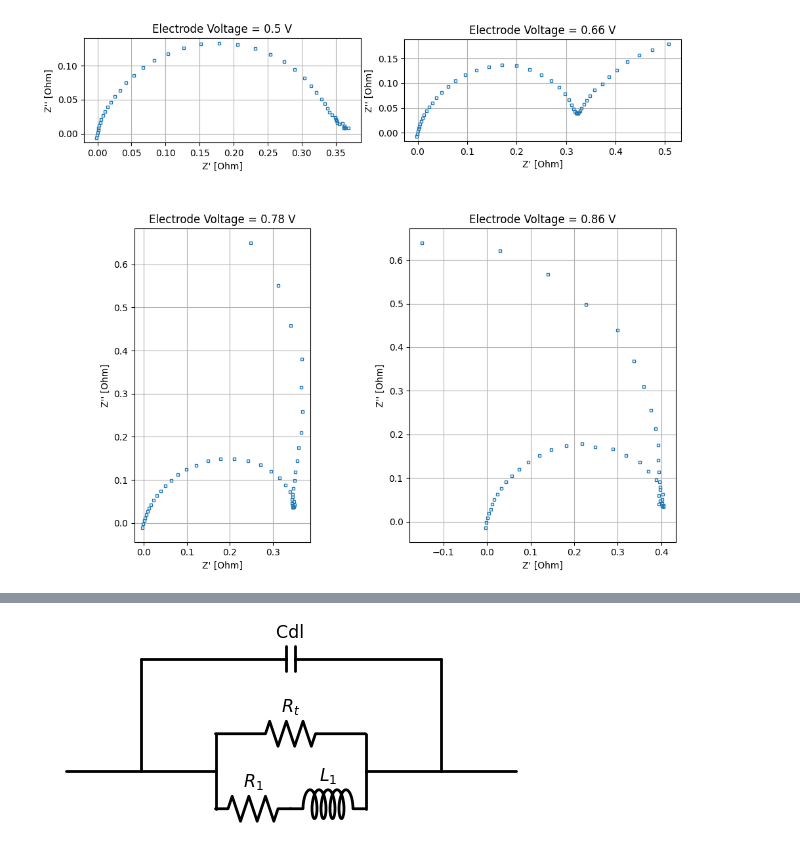
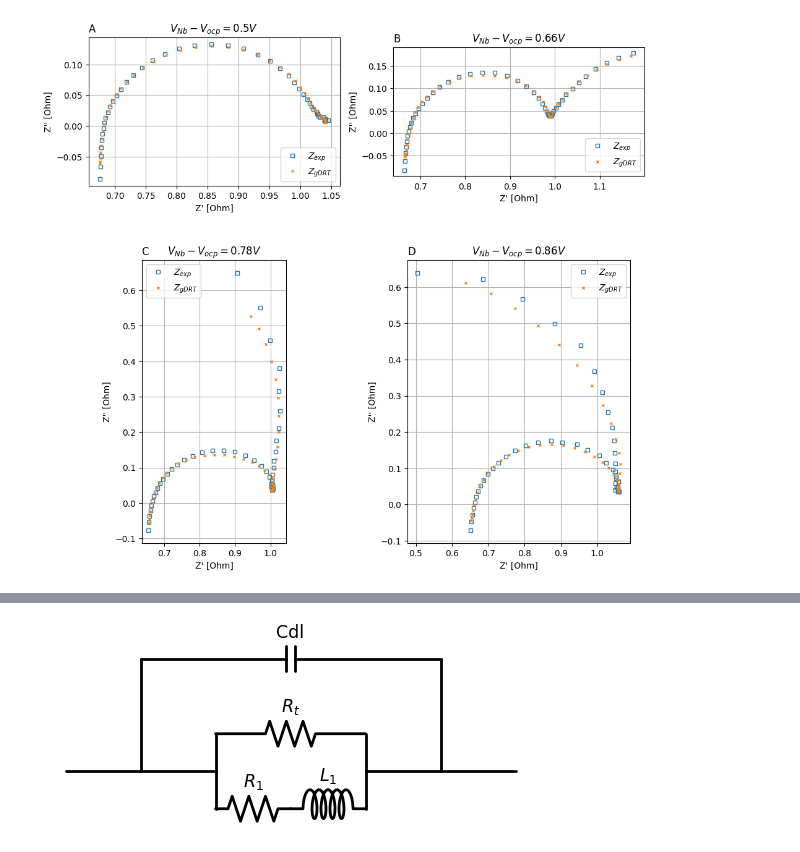
Before and after one commit to EricViklund/nbeis, a Jupyter notebook: DRT-Compute-3.ipynb, the cells around one changed output, grey strips where cells are left out. Drawn from its saved outputs; the diff is of its cells as text; code cells hidden in the pictures.

```diff
--- a/DRT-Compute-3.ipynb
+++ b/DRT-Compute-3.ipynb
@@ -336,7 +336,7 @@ import time
 output = {}
 
 #Generate regularization hyper-parameter array
-reg_params = np.array((2e-1,5e-1,5e-3))
+reg_params = np.array((1e-1,6e-1,6e-2))
 
 for row, data in enumerate(data_list[0:1]):
 
@@ -347,14 +347,14 @@ for row, data in enumerate(data_list[0:1]):
         cycle_data = data[data['cycle number'] == cycle+1]
 
         #Load data
-        Freq = np.array(cycle_data['freq/Hz'])
+        Freq = 2*np.pi*np.array(cycle_data['freq/Hz'])
         ReZ = np.array(cycle_data['Re(Z)/Ohm'])
         ImZ = -np.array(cycle_data['-Im(Z)/Ohm'])
         Z = ReZ + 1j*ImZ
 
 
         """Pre-processing"""
-
+        """
         ind = Freq > 1e5
 
         Z_sim = lambda w, R, L: R + 1j*w*L
@@ -370,7 +370,7 @@ for row, data in enumerate(data_list[0:1]):
         L = x_params[1]
 
         Z -= Z_sim(np.array(cycle_data['freq/Hz']),x_params[0],x_params[1])
-
+        """
 
         """DRT Parameters"""
 
@@ -398,14 +398,14 @@ for row, data in enumerate(data_list[0:1]):
         # start the timer
         start_time = time.time()
 
-        output[f'Data {row} Cycle {cycle}'] = DRT_Fit(log_Freq, Z, log_f_n, reg_params,2.0,0.0,0.0)
+        output[f'Data {row} Cycle {cycle}'] = DRT_Fit(log_Freq, Z, log_f_n, reg_params,0.6,1e0,0.0)
         output[f'Data {row} Cycle {cycle}']['E'] = np.array(cycle_data['<Ewe>/V'])
         output[f'Data {row} Cycle {cycle}']['I'] = np.array(cycle_data['<I>/mA'])
         output[f'Data {row} Cycle {cycle}']['ReZ'] = ReZ
         output[f'Data {row} Cycle {cycle}']['ImZ'] = ImZ
         output[f'Data {row} Cycle {cycle}']['Freq'] = Freq
-        output[f'Data {row} Cycle {cycle}']['R'] = R
-        output[f'Data {row} Cycle {cycle}']['L'] = L
+        #output[f'Data {row} Cycle {cycle}']['R'] = R
+        #output[f'Data {row} Cycle {cycle}']['L'] = L
 
 
         # end the timer
@@ -480,39 +480,46 @@ Elapsed time: 0.27 seconds
 # %%
 fig, axs = plt.subplots(2,2,figsize=(10,10))
 
 #ax.set_xlim(0.6,1.2)
 #ax.set_ylim(-0.2,0.3)
 
 for i, key in enumerate([list(output.keys())[key] for key in [0,20,35,45]]):
     cycle_output = output[key]
 
 
-    Z_exp_re = cycle_output['ReZ'] - cycle_output['R']
-    Z_exp_im = cycle_output['ImZ'] - np.exp(cycle_output['f_m'])*cycle_output['L']
+    Z_exp_re = cycle_output['ReZ']
+    Z_exp_im = cycle_output['ImZ']
     #Z_sim_re = np.matmul(cycle_output['A_re'],cycle_output['x'])+cycle_output['R']
     #Z_sim_im = np.matmul(cycle_output['A_im'],cycle_output['x'])+np.exp(cycle_output['f_m'])*cycle_output['L']-np.exp(-cycle_output['f_m'])*cycle_output['C']
 
-    #Z_sim_re, Z_sim_im = generalized_DRT(cycle_output['params'], cycle_output['A_re'], cycle_output['A_im'], cycle_output['f_m'])
+    Z_sim_re, Z_sim_im = generalized_DRT(cycle_output['params'], cycle_output['A_re'], cycle_output['A_im'], cycle_output['f_m'])
+
+    #Z_sim_re -= cycle_output['R']
+    #Z_sim_im -= np.exp(cycle_output['f_m'])*cycle_output['L']
 
     electrode_voltage = cycle_output['E'][0].round(2)
 
     ax = axs.flatten()[i]
 
-    ax.set_title(f"Electrode Voltage = {electrode_voltage} V")
-    ax.plot(Z_exp_re,-Z_exp_im,marker='s',markersize=2.5,fillstyle='none',linestyle='none')
+    ax.set_title(f"$V_{{Nb}} - V_{{ocp}} = {electrode_voltage} V$")
+    ax.set_title(['A','B','C','D'][i],loc = 'left')
+    ax.plot(Z_exp_re,-Z_exp_im,marker='s',markersize=4,fillstyle='none',linestyle='none',label="$Z_{exp}$")
+    ax.plot(Z_sim_re,-Z_sim_im,marker='x',markersize=2.5,fillstyle='none',linestyle='none',label="$Z_{gDRT}$")
     ax.set_aspect('equal')
 
     ax.set_xlabel("Z' [Ohm]")
     ax.set_ylabel("Z'' [Ohm]")
 
     ax.grid('both')
 
+    ax.legend()
+
 
 fig.tight_layout()
 
 plt.savefig("figures/nyquist.png")
 # %% [output]
-[figure, old version]
+[figure, new version]
 # %%
 ax = plt.figure(figsize=(20,20)).add_subplot(projection='3d')
 
```
Also changed, not shown: parts of 10 cells of this notebook, 8 other files.
